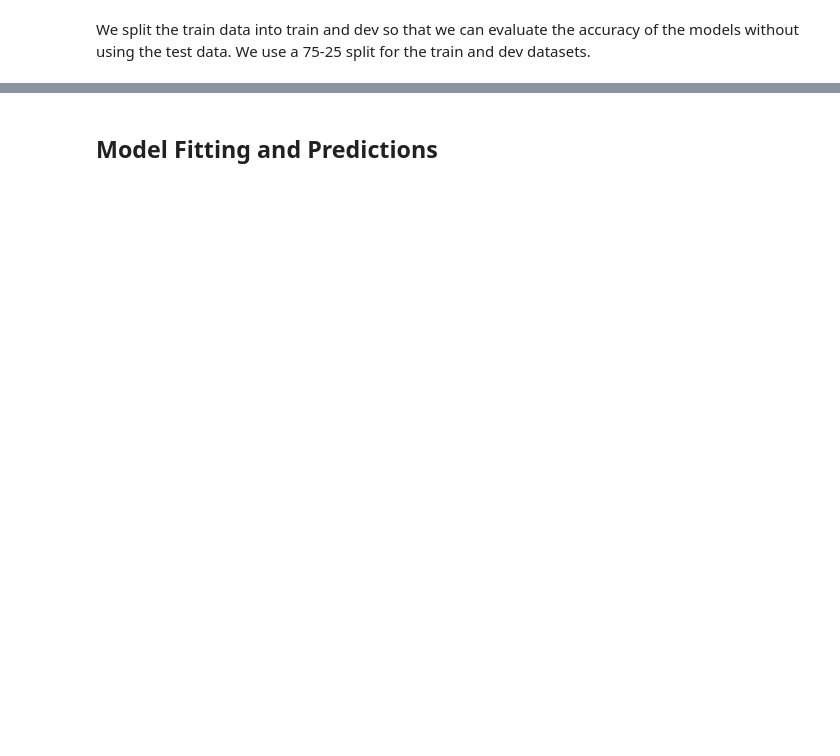
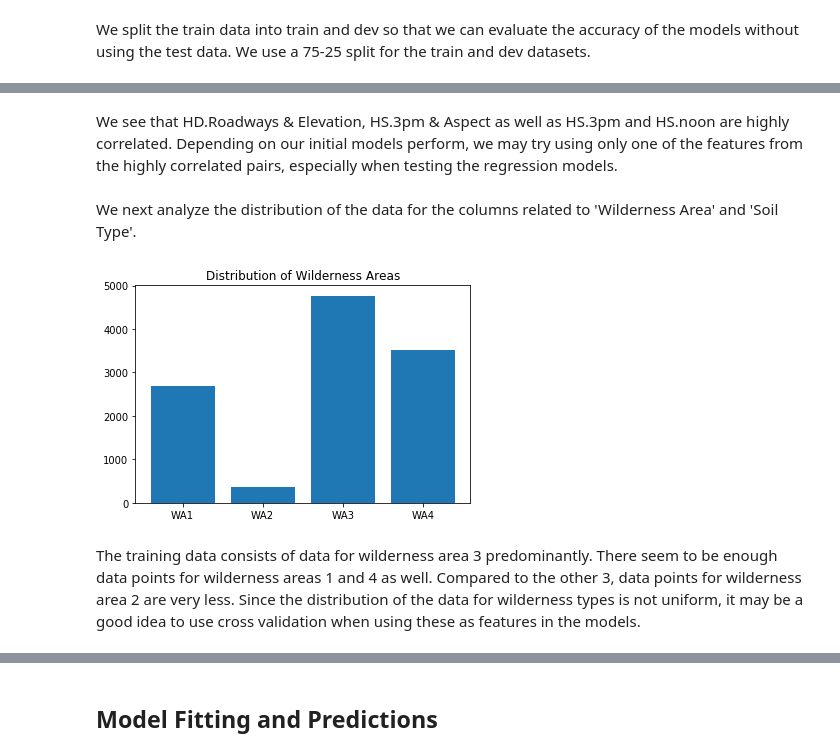
Before and after one commit to paulang-mids/W207-FinalProject, a Jupyter notebook: ForestCoverPrediction.ipynb, the cells around one changed output, grey strips where cells are left out. Cells and saved outputs as stored; diff of their text form; code cells hidden in the pictures; blank space fills up the shorter version.

```diff
--- a/ForestCoverPrediction.ipynb
+++ b/ForestCoverPrediction.ipynb
@@ -322,0 +363,19 @@ The training data has the maximum number of data points corresponding to soil ty
+# %% [markdown]
+We see that HD.Roadways & Elevation, HS.3pm & Aspect as well as HS.3pm and HS.noon are highly correlated. Depending on our initial models perform, we may try using only one of the features from the highly correlated pairs, especially when testing the regression models.
+# %% [markdown]
+We next analyze the distribution of the data for the columns related to 'Wilderness Area' and 'Soil Type'.
+# %%
+#Data Frame for Wilderness Area columns
+df_wild_area=train_data.iloc[:,10:14]
+
+#Data Frame with counts of each Wilderness Area
+df_wild_area_plt = pd.DataFrame([(lbl, sum(df_wild_area[lbl])) for lbl in df_wild_area.columns]).pivot_table(index=0, values=1)
+
+#Plot counts of Wilderness Areas
+plt.title("Distribution of Wilderness Areas")
+plt.bar(df_wild_area_plt.index, df_wild_area_plt[1])
+plt.show()
+# %% [output]
+[figure, added]
+# %% [markdown]
+The training data consists of data for wilderness area 3 predominantly. There seem to be enough data points for wilderness areas 1 and 4 as well. Compared to the other 3, data points for wilderness area 2 are very less. Since the distribution of the data for wilderness types is not uniform, it may be a good idea to use cross validation when using these as features in the models.
```
Also changed, not shown: parts of 243 cells of this notebook, 7 other files.
